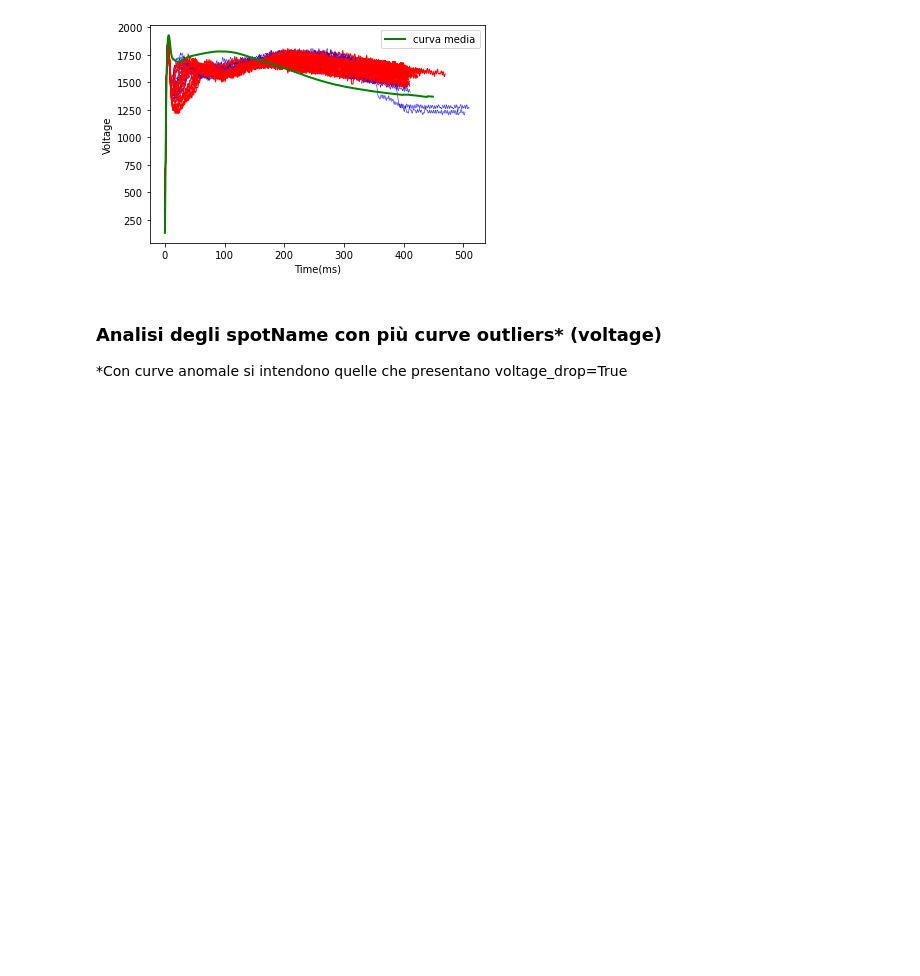
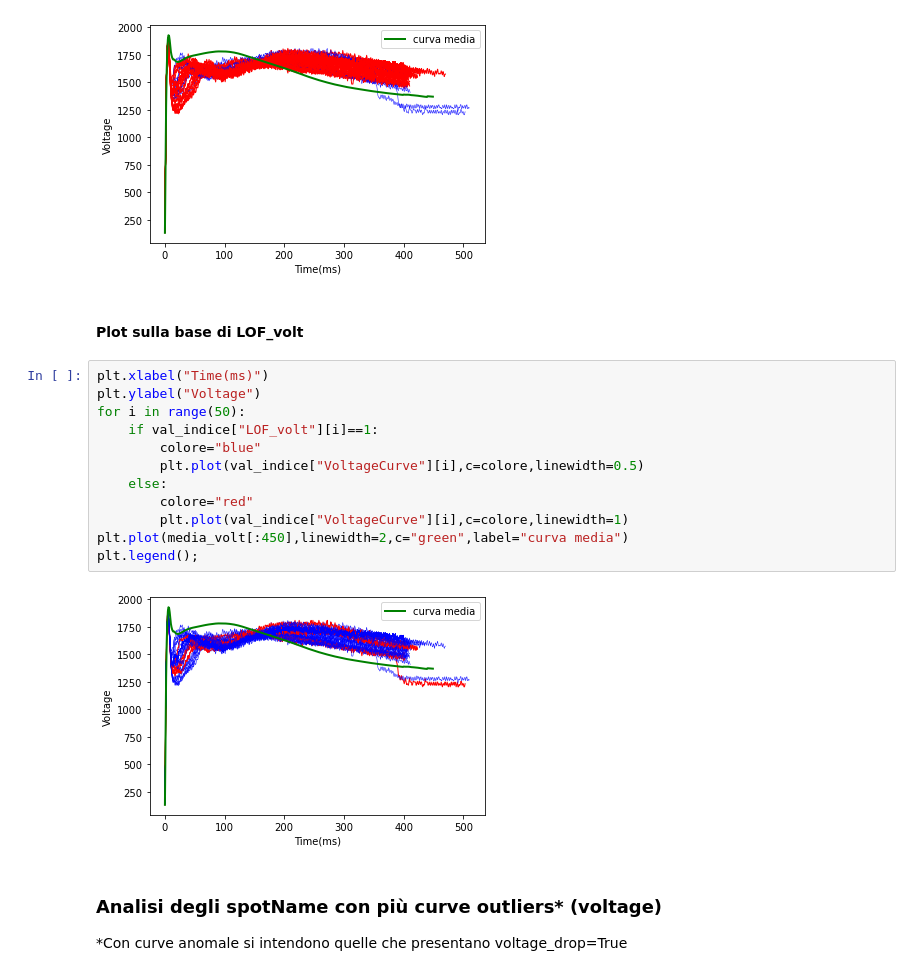
Before and after one commit to DavideMobilia/Anomaly-Detection, a Jupyter notebook: Scripts/Part4- Anomaly Analysis.ipynb, the cells around one changed output. Drawn from its saved outputs; the diff is of its cells as text; blank space fills up the shorter version.

```diff
--- a/Scripts/Part4- Anomaly Analysis.ipynb
+++ b/Scripts/Part4- Anomaly Analysis.ipynb
@@ -97,6 +104,22 @@ plt.plot(media_volt[:450],linewidth=2,c="green",label="curva media")
 plt.legend();
 # %% [output]
 [figure]
+# %% [markdown]
+#### Plot sulla base di LOF_volt
+# %%
+plt.xlabel("Time(ms)")
+plt.ylabel("Voltage")
+for i in range(50):
+    if val_indice["LOF_volt"][i]==1:
+        colore="blue"
+        plt.plot(val_indice["VoltageCurve"][i],c=colore,linewidth=0.5)
+    else:
+        colore="red"
+        plt.plot(val_indice["VoltageCurve"][i],c=colore,linewidth=1)
+plt.plot(media_volt[:450],linewidth=2,c="green",label="curva media")
+plt.legend();
+# %% [output]
+[figure, added]
 # %% [markdown]
 ### Analisi degli spotName con più curve  outliers* (voltage)
 *Con curve anomale si intendono quelle che presentano voltage_drop=True
```
Also changed, not shown: parts of 7 cells of this notebook.
